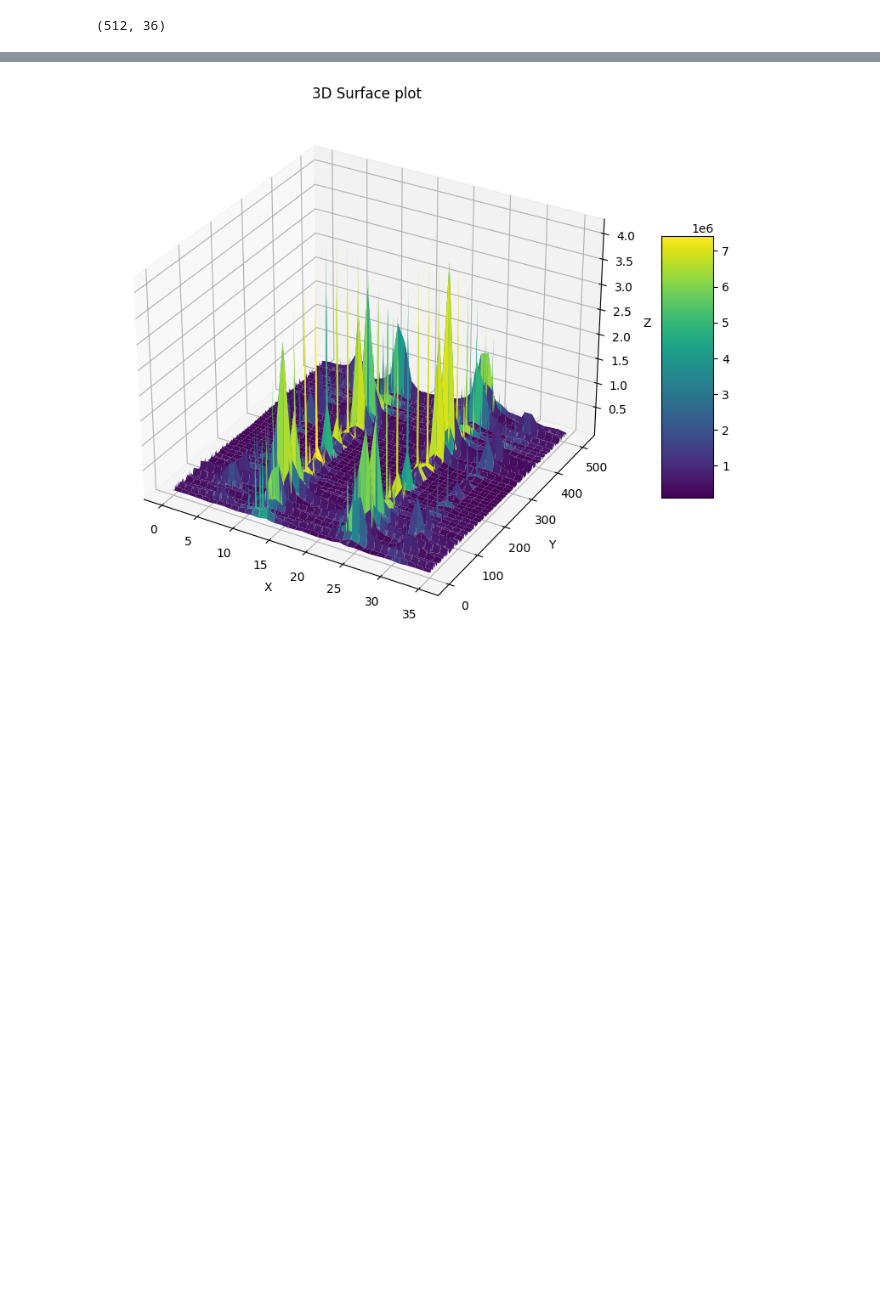
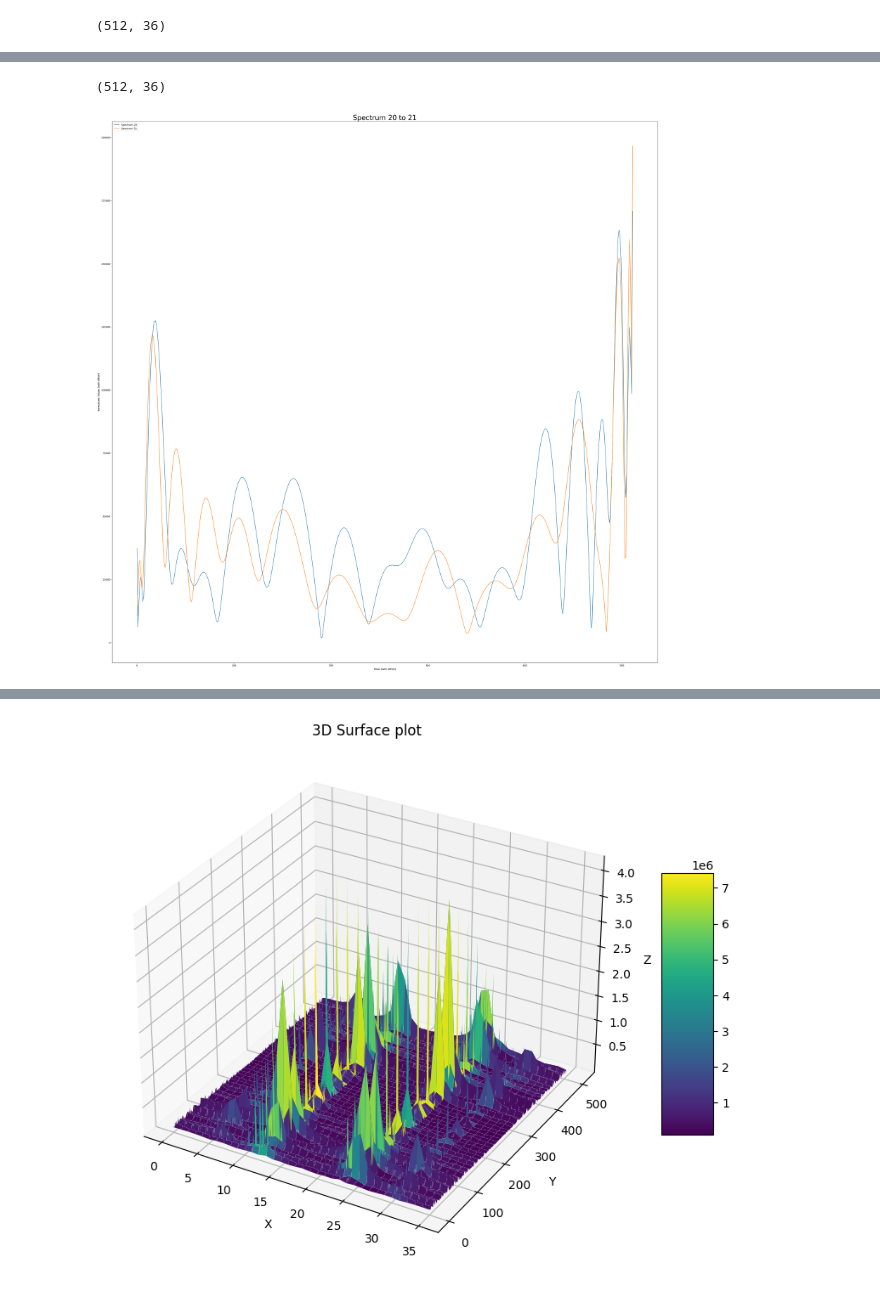
Before and after one commit to ax3301/RGC, a Jupyter notebook: MRS_2D.ipynb, the cells around one changed output, grey strips where cells are left out. Cells and saved outputs as stored; diff of their text form; code cells hidden in the pictures; blank space fills up the shorter version.

```diff
--- a/MRS_2D.ipynb
+++ b/MRS_2D.ipynb
@@ -120,0 +192,4 @@ def plot_columns_with_offsets_no_norm(data, start_column, end_column, x_offset,
+# %%
+fitted_values.shape
+# %% [output]
+(512, 36)
@@ -121,2 +213,6 @@ def plot_columns_with_offsets_no_norm(data, start_column, end_column, x_offset,
+# %%
+plot_columns_with_offsets_no_norm(fft_data_dim2_abs,20,21,0,0)
+# %% [output]
+[figure, added]
 # %%
 ## REAL, output real part sepctrum 1 to 20, with 0 offset
```
Also changed, not shown: parts of 10 cells of this notebook.
